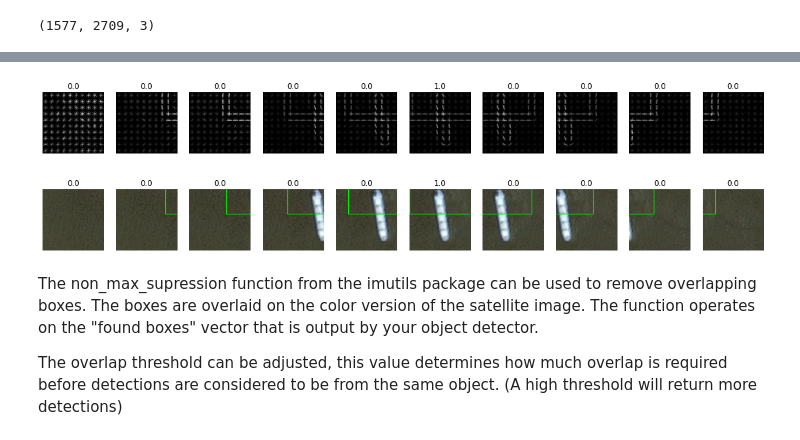
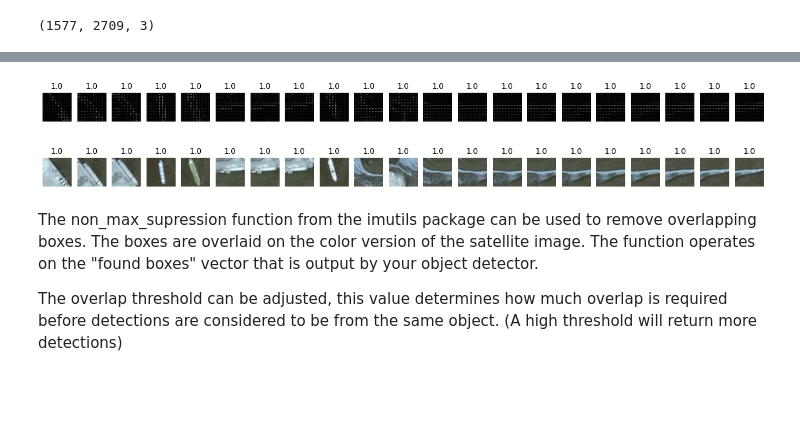
Before and after one commit to aoudjit/aoudjit, a Jupyter notebook: Etivity_assignment1_Aziz_AOUDJIT_20201281.ipynb, the cells around one changed output, grey strips where cells are left out. Saved outputs shown, nothing was run; the diff lists cells and outputs as text; code cells hidden in the pictures; blank space fills up the shorter version.

```diff
--- a/Etivity_assignment1_Aziz_AOUDJIT_20201281.ipynb
+++ b/Etivity_assignment1_Aziz_AOUDJIT_20201281.ipynb
@@ -374,7 +374,7 @@ bounds = []
 windows = []
 imageHog = imageHogWithBound()
 print(col_img.shape)
-for (x, y, window) in sliding_window(col_img, stepSize=16, windowSize=(n, n)):
+for (x, y, window) in sliding_window(col_img, stepSize=10, windowSize=(n, n)):
     if window.shape[0] == n and window.shape[1] == n:
          windows.append((x, y, window))
          bound = [y,x,y+n,x+n];
@@ -432,7 +432,9 @@ labels = svm_clf.predict(np.reshape(images_hog__,(np.array(images_hog__).shape[0
 # %%
 print(labels.shape)
+pridicted_ship = []
 for i in range(np.array(labels).shape[0]):
   if labels[i] == 1:
-     print(labels[i])
+     pridicted_ship.append(i)
      bounds.append(imageHog.list_images[i][1])
+print(np.array(pridicted_ship))
 # %% [output]
@@ -456,23 +450,23 @@ for i in range(np.array(labels).shape[0]):
 # %%
-f, axarr = plt.subplots(1,n_plots,figsize=(20,20))
-for i in range(0,n_plots,1):
+f, axarr = plt.subplots(1,int(np.array(pridicted_ship).shape[0]/4),figsize=(20,20))
+for i in range(0,int(np.array(pridicted_ship).shape[0]/4),1):
    #print(np.asarray(images_hog[i][1]))
-   axarr[i].imshow(np.asarray(images_hog_[i+1900]) ,'gray')
+   axarr[i].imshow(np.asarray(images_hog_[np.array(pridicted_ship)[i]]) ,'gray')
    axarr[i].axis('off')
-   axarr[i].title.set_text(labels[i+1900])
+   axarr[i].title.set_text(labels[np.array(pridicted_ship)[i]])
 # %% [output]
-[figure, old version]
+[figure, new version]
 # %%
-f, axarr = plt.subplots(1,n_plots,figsize=(20,20))
-for i in range(0,n_plots,1):
+f, axarr = plt.subplots(1,int(np.array(pridicted_ship).shape[0]/4),figsize=(20,20))
+for i in range(0,int(np.array(pridicted_ship).shape[0]/4),1):
    #print(np.asarray(images_hog[i][1]))
    #print(windows[0][2])
-   axarr[i].imshow(windows[i+1900][2] ,'gray')
+   axarr[i].imshow(windows[np.array(pridicted_ship)[i]][2] ,'gray')
    #axarr[i].imshow(np.asarray(images_hog[i+98][3]).T ,'gray')
    axarr[i].axis('off')
-   axarr[i].title.set_text(labels[i+1900])
+   axarr[i].title.set_text(labels[np.array(pridicted_ship)[i]])
 # %% [output]
-[figure, old version]
+[figure, new version]
 # %%
 found_boxes = bounds#.... object detection function output
 # %% [markdown]
```
Also changed, not shown: parts of 5 cells of this notebook.
